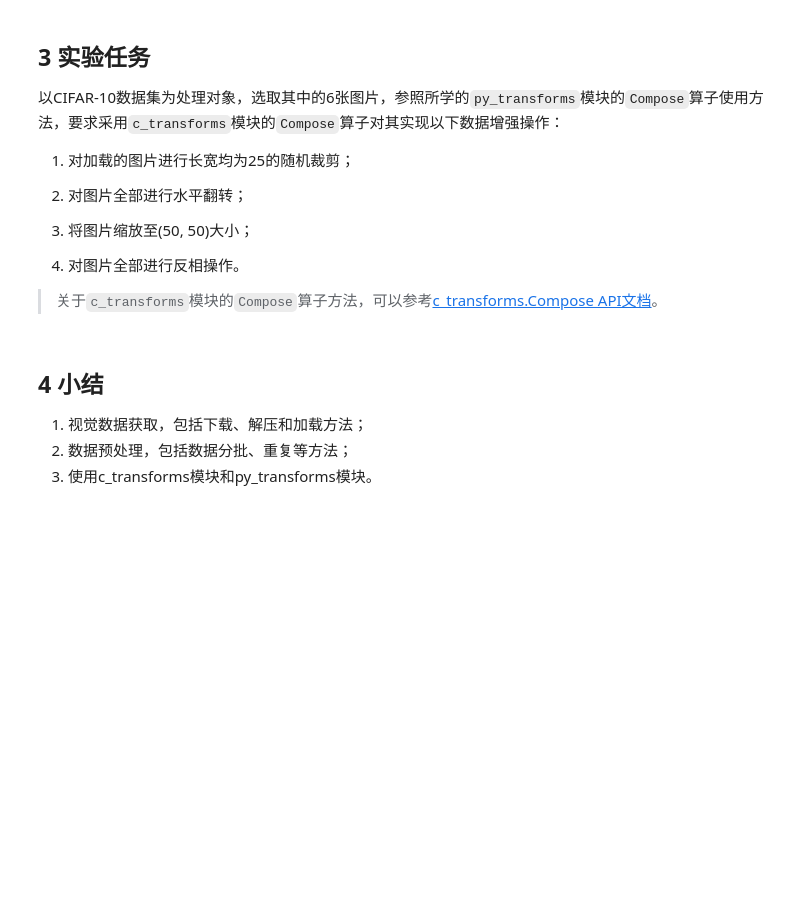
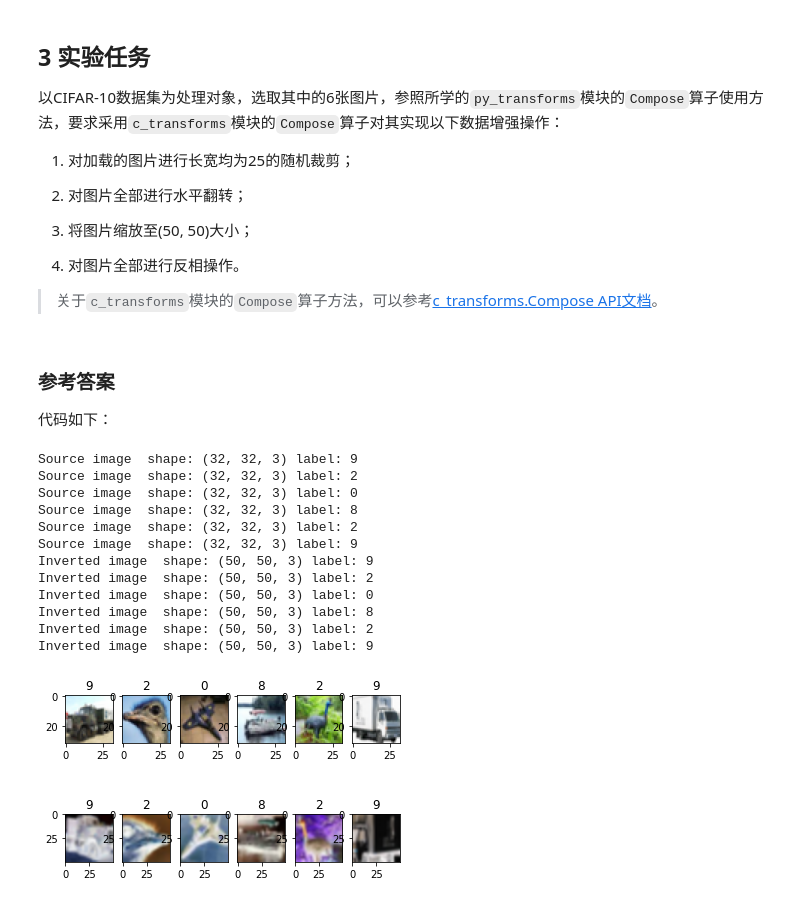
Before and after one commit to jiayuzhang128/computer-vision-course, a Jupyter notebook: notebooks/case3_preprocess_image_data/case3_preprocess_image_data.ipynb, the cells around one changed output. Drawn from its saved outputs; the diff is of its cells as text; code cells hidden in the pictures; blank space fills up the shorter version.

```diff
--- a/notebooks/case3_preprocess_image_data/case3_preprocess_image_data.ipynb
+++ b/notebooks/case3_preprocess_image_data/case3_preprocess_image_data.ipynb
@@ -632,9 +631,69 @@ Transformed image Shape: (3, 150, 150) , Transformed label: 8
 4. 对图片全部进行反相操作。
 
 > 关于`c_transforms`模块的`Compose`算子方法，可以参考[c_transforms.Compose API文档](https://www.mindspore.cn/docs/zh-CN/r1.7/api_python/dataset_transforms/mindspore.dataset.transforms.c_transforms.Compose.html#mindspore.dataset.transforms.c_transforms.Compose)。
-# %% [markdown]
-## 4 小结
-
-1. 视觉数据获取，包括下载、解压和加载方法；
-2. 数据预处理，包括数据分批、重复等方法；
-3. 使用c_transforms模块和py_transforms模块。
+# %% [markdown]
+### 参考答案
+
+代码如下：
+# %%
+import matplotlib.pyplot as plt
+import mindspore.dataset as ds
+import mindspore.dataset.vision.c_transforms as c_trans
+from mindspore.dataset.transforms.c_transforms import Compose
+
+ds.config.set_seed(1)
+
+# CIFAR-10数据集加载路径
+DATA_DIR_CIFAR10 = "./datasets/cifar10/cifar-10-batches-bin/"
+
+# 加载数据集，选取6张图片
+dataset1 = ds.Cifar10Dataset(DATA_DIR_CIFAR10, num_samples=6)
+
+# 定义transforms列表
+transforms_list = [
+    c_trans.RandomCrop([25, 25]),
+    c_trans.RandomHorizontalFlip(prob=1.0),
+    c_trans.Resize(size=[50, 50]),
+    c_trans.Invert(),
+]
+
+# 通过Compose操作将transforms列表中函数作用于数据集图片
+compose_trans = Compose(transforms_list)
+dataset2 = dataset1.map(operations=compose_trans, input_columns=["image"])
+
+
+def printDataset(dataset_list, name_list):
+    """显示数据集"""
+    dataset_sizes = []
+    for dataset in dataset_list:
+        dataset_sizes.append(dataset.get_dataset_size())
+    row = len(dataset_list)      # 画布行数
+    column = max(dataset_sizes)  # 画布列数
+    pos = 1
+    for i in range(row):
+        for data in dataset_list[i].create_dict_iterator(output_numpy=True):
+            plt.subplot(row, column, pos)                          # 显示位置
+            plt.imshow(data['image'])                              # 显示内容
+            plt.title(data['label'])                               # 显示标题
+            print(name_list[i], " shape:",
+                  data['image'].shape, "label:", data['label'])
+            pos = pos + 1
+        pos = column * (i + 1) + 1
+
+
+# 打印数据增强操作前后图片的形状、标签
+printDataset([dataset1, dataset2], ["Source image", "Inverted image"])
+# %% [output]
+Source image  shape: (32, 32, 3) label: 9
+Source image  shape: (32, 32, 3) label: 2
+Source image  shape: (32, 32, 3) label: 0
+Source image  shape: (32, 32, 3) label: 8
+Source image  shape: (32, 32, 3) label: 2
+Source image  shape: (32, 32, 3) label: 9
+Inverted image  shape: (50, 50, 3) label: 9
+Inverted image  shape: (50, 50, 3) label: 2
+Inverted image  shape: (50, 50, 3) label: 0
+Inverted image  shape: (50, 50, 3) label: 8
+Inverted image  shape: (50, 50, 3) label: 2
+Inverted image  shape: (50, 50, 3) label: 9
+[figure, added]
```
Also changed, not shown: parts of 4 cells of this notebook.
